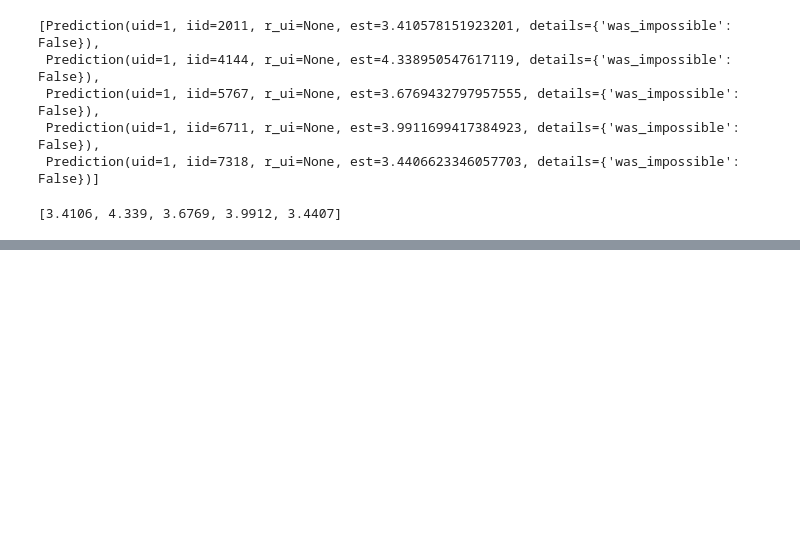
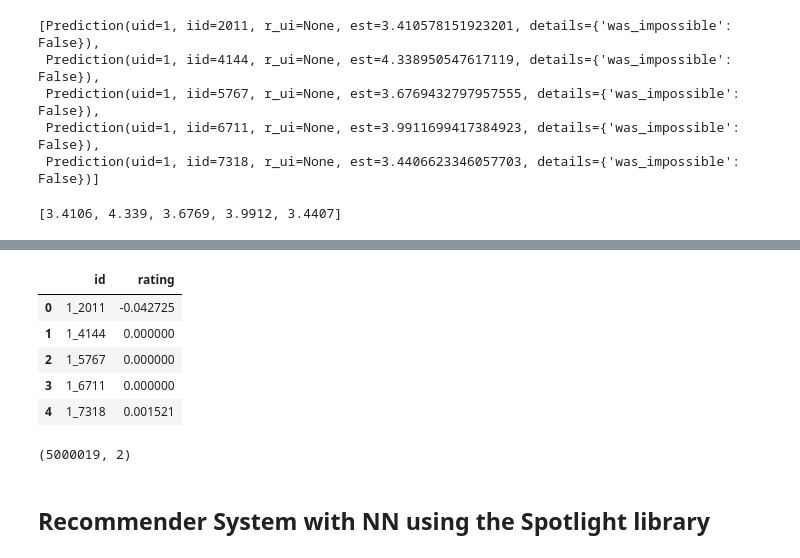
Before and after one commit to TEAM-RR1-ACT-MLTech/notebook, a Jupyter notebook: recommender_notebook.ipynb, the cells around one changed output, grey strips where cells are left out. Saved outputs shown, nothing was run; the diff lists cells and outputs as text; code cells hidden in the pictures; blank space fills up the shorter version.

```diff
--- a/recommender_notebook.ipynb
+++ b/recommender_notebook.ipynb
@@ -971,0 +1032,17 @@ sub_df.head()
+# %%
+# List to store the predicted ratings
+predicted_ratings_test = []
+
+# Make predictions for each entry in the test data
+for line in test.itertuples():
+    user_id = line[1]
+    movie_id = line[2]
+
+    # Check if the movie_id is within bounds
+    if movie_id <= vt.shape[1]:
+        predicted_rating = make_predictions(user_id, movie_id, u, s, vt)
+    else:
+        # If the movie_id is out of bounds, assign a default rating (you can change this as per your requirements)
+        predicted_rating = rating_mean
+
+    predicted_ratings_test.append(predicted_rating)
@@ -971,0 +1078,10 @@ sub_df.head()
+# %%
+sub = testSub[['id', 'rating']]
+sub.head()
+# %% [output]
+|  | id | rating |
+| 0 | 1_2011 | -0.042725 |
+| 1 | 1_4144 | 0.000000 |
+| 2 | 1_5767 | 0.000000 |
+| 3 | 1_6711 | 0.000000 |
+| 4 | 1_7318 | 0.001521 |
@@ -971,0 +1090,8 @@ sub_df.head()
+# %%
+sub.shape
+# %% [output]
+(5000019, 2)
+# %% [markdown]
+<a id="six"></a>
+
+## Recommender System with NN using the Spotlight library
```
Also changed, not shown: parts of 53 cells of this notebook.
